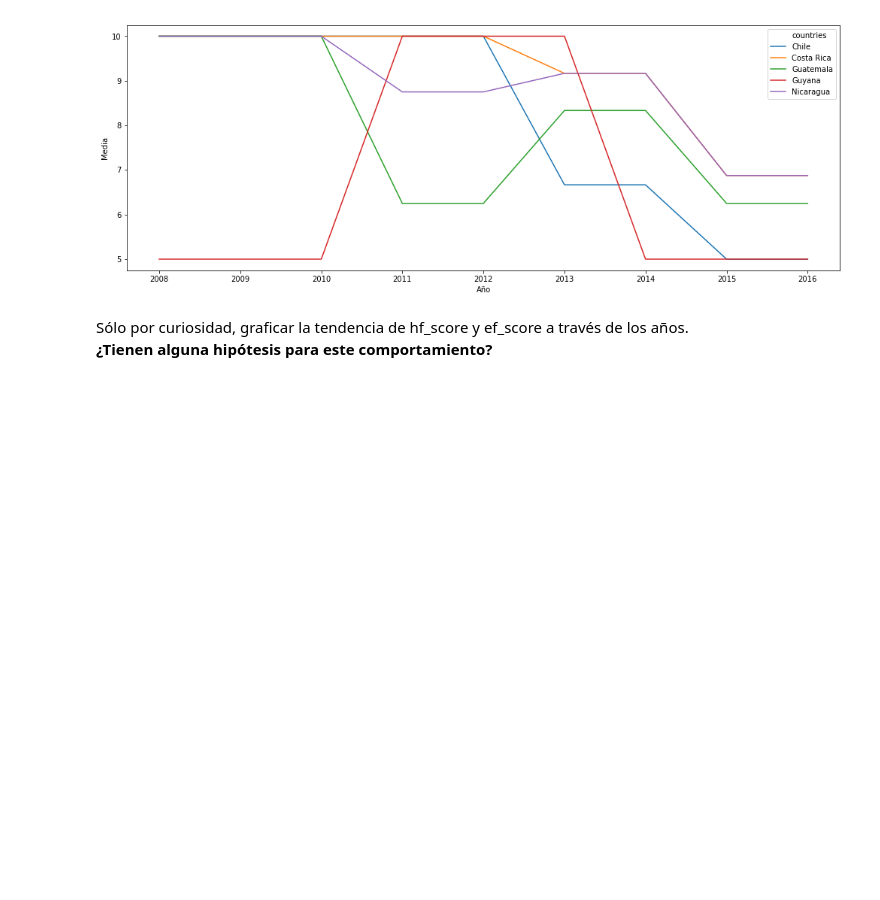
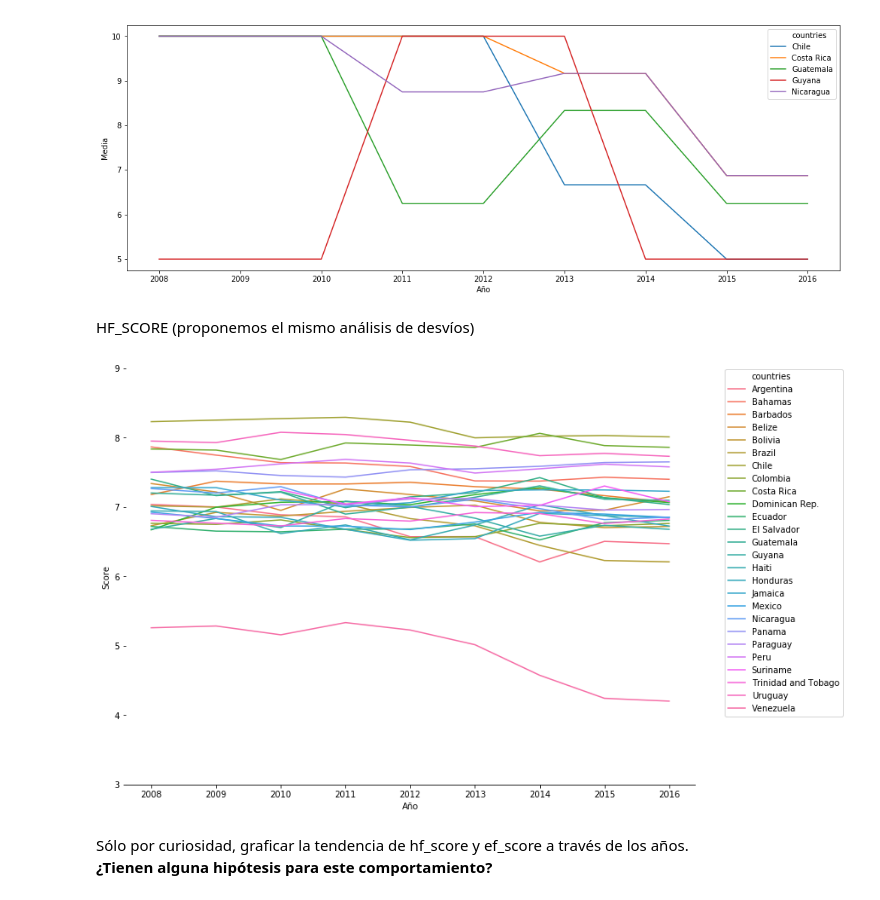
Before and after one commit to avdata99/diplo-datos-2019-practico-01, a Jupyter notebook: TP1 Visualizacion de datos.ipynb, the cells around one changed output. Saved outputs shown, nothing was run; the diff lists cells and outputs as text; code cells hidden in the pictures; blank space fills up the shorter version.

```diff
--- a/TP1 Visualizacion de datos.ipynb
+++ b/TP1 Visualizacion de datos.ipynb
@@ -303,6 +336,18 @@ Guatemala      1.748566
 Costa Rica     1.320814
 Nicaragua      1.224174
 [figure]
+# %% [markdown]
+HF_SCORE (proponemos el mismo análisis de desvíos)
+# %%
+plt.figure(figsize=(12,9))
+seaborn.lineplot(data=latin_america, x='year', y='hf_score', hue='countries', ci='sd')
+plt.ylabel('Score')
+plt.xlabel('Año')
+plt.ylim(3, 9)
+plt.legend(bbox_to_anchor=(1.05, 1), loc=2, borderaxespad=0.1)
+seaborn.despine(left=True)
+# %% [output]
+[figure, added]
 # %% [markdown]
 Sólo por curiosidad, graficar la tendencia de hf_score y ef_score a través de los años.
 **¿Tienen alguna hipótesis para este comportamiento?**
```
Also changed, not shown: parts of 39 cells of this notebook.
